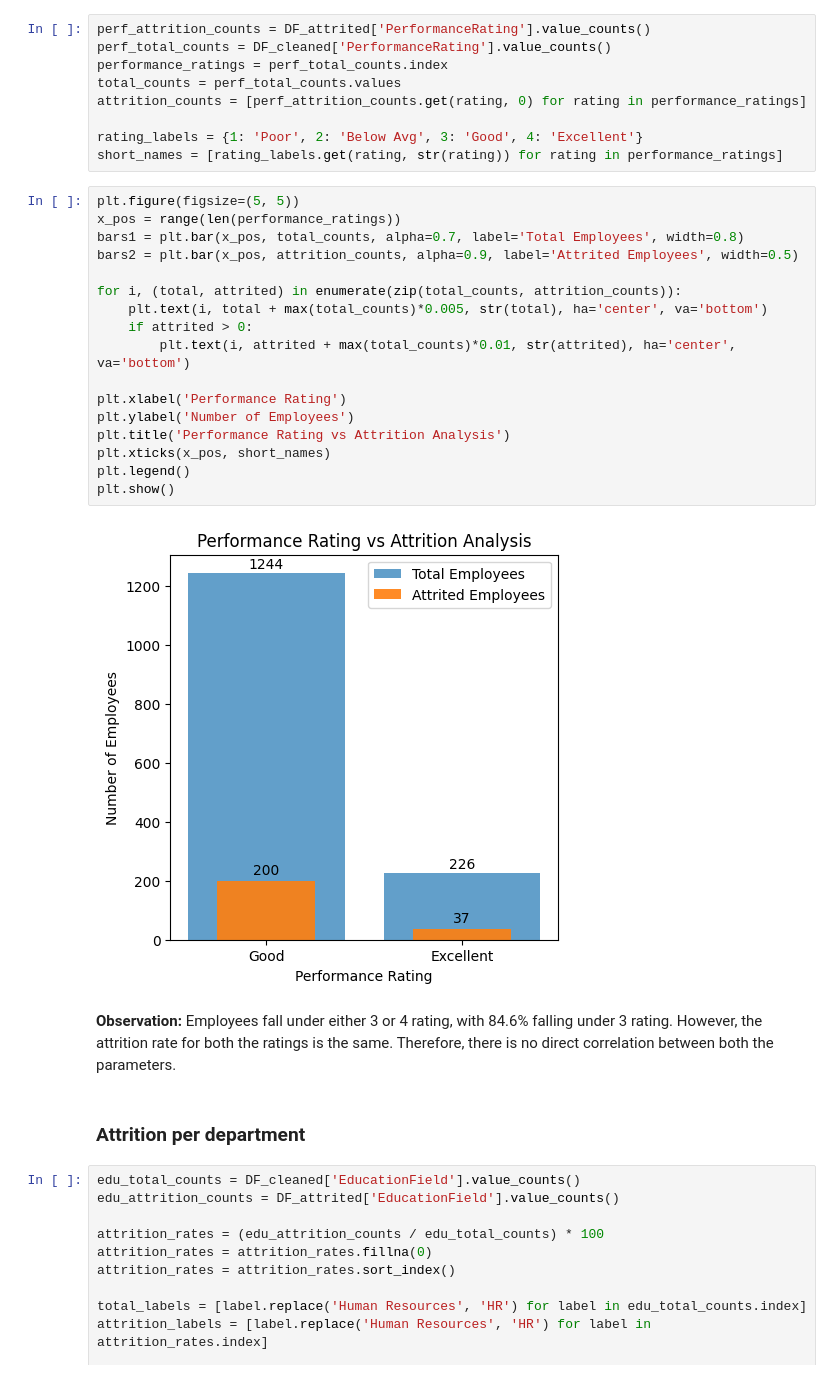
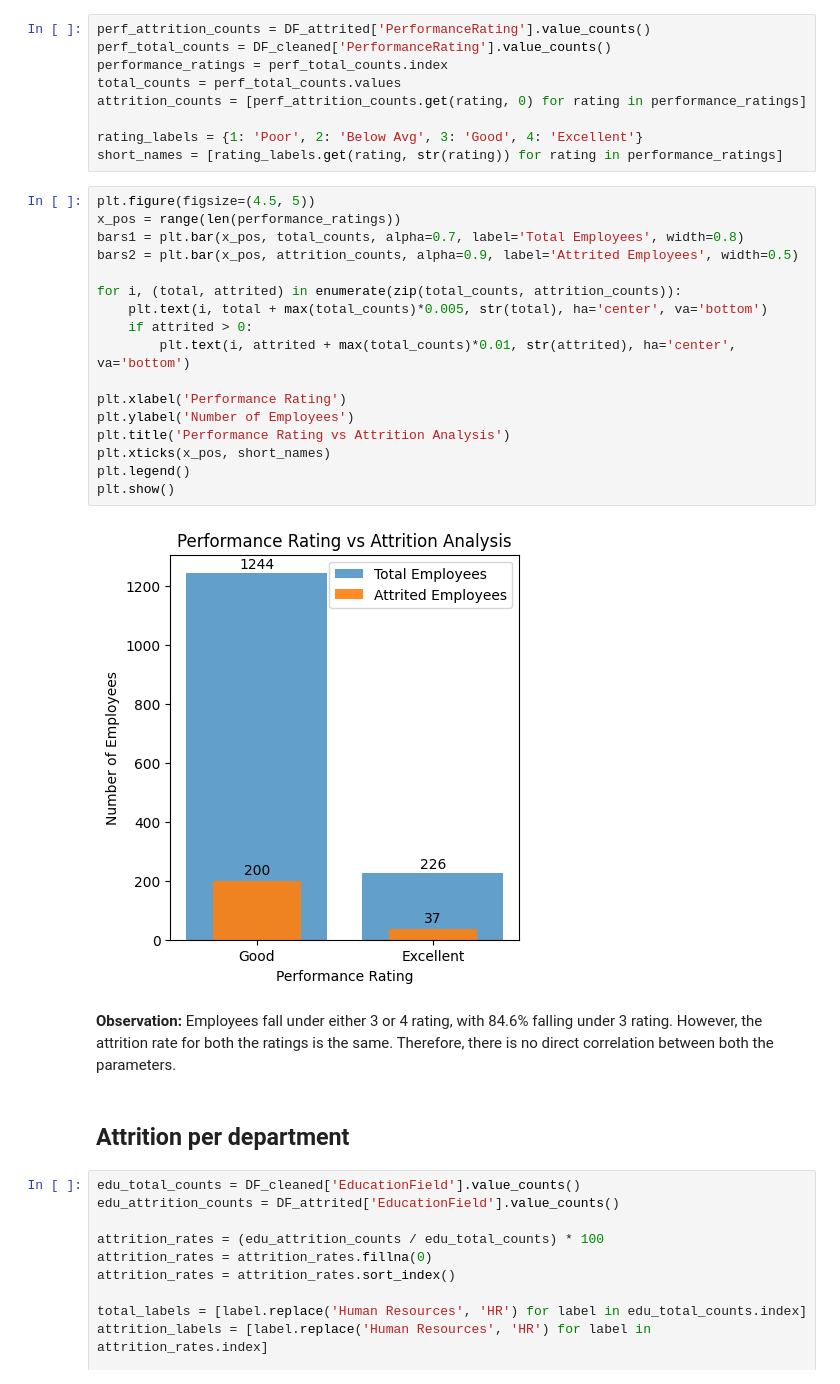
Before and after one commit to AKA-SSH/Employee-Attrition, a Jupyter notebook: hr-employee-attrition.ipynb, the cells around one changed output. Drawn from its saved outputs; the diff is of its cells as text.

Commit message:
Kaggle Notebook | Employee Attrition | Version 5

```diff
--- a/hr-employee-attrition.ipynb
+++ b/hr-employee-attrition.ipynb
@@ -169,28 +169,28 @@ attrition_counts = [perf_attrition_counts.get(rating, 0) for rating in performan
 rating_labels = {1: 'Poor', 2: 'Below Avg', 3: 'Good', 4: 'Excellent'}
 short_names = [rating_labels.get(rating, str(rating)) for rating in performance_ratings]
 # %%
-plt.figure(figsize=(5, 5))
+plt.figure(figsize=(4.5, 5))
 x_pos = range(len(performance_ratings))
 bars1 = plt.bar(x_pos, total_counts, alpha=0.7, label='Total Employees', width=0.8)
 bars2 = plt.bar(x_pos, attrition_counts, alpha=0.9, label='Attrited Employees', width=0.5)
 
 for i, (total, attrited) in enumerate(zip(total_counts, attrition_counts)):
     plt.text(i, total + max(total_counts)*0.005, str(total), ha='center', va='bottom')
     if attrited > 0:
         plt.text(i, attrited + max(total_counts)*0.01, str(attrited), ha='center', va='bottom')
 
 plt.xlabel('Performance Rating')
 plt.ylabel('Number of Employees')
 plt.title('Performance Rating vs Attrition Analysis')
 plt.xticks(x_pos, short_names)
 plt.legend()
 plt.show()
 # %% [output]
-[figure, old version]
+[figure, new version]
 # %% [markdown]
 **Observation:** Employees fall under either 3 or 4 rating, with 84.6% falling under 3 rating. However, the attrition rate for both the ratings is the same. Therefore, there is no direct correlation between both the parameters.
 # %% [markdown]
-### Attrition per department
+## Attrition per department
 # %%
 edu_total_counts = DF_cleaned['EducationField'].value_counts()
 edu_attrition_counts = DF_attrited['EducationField'].value_counts()
```
Also changed, not shown: parts of 19 cells of this notebook.
